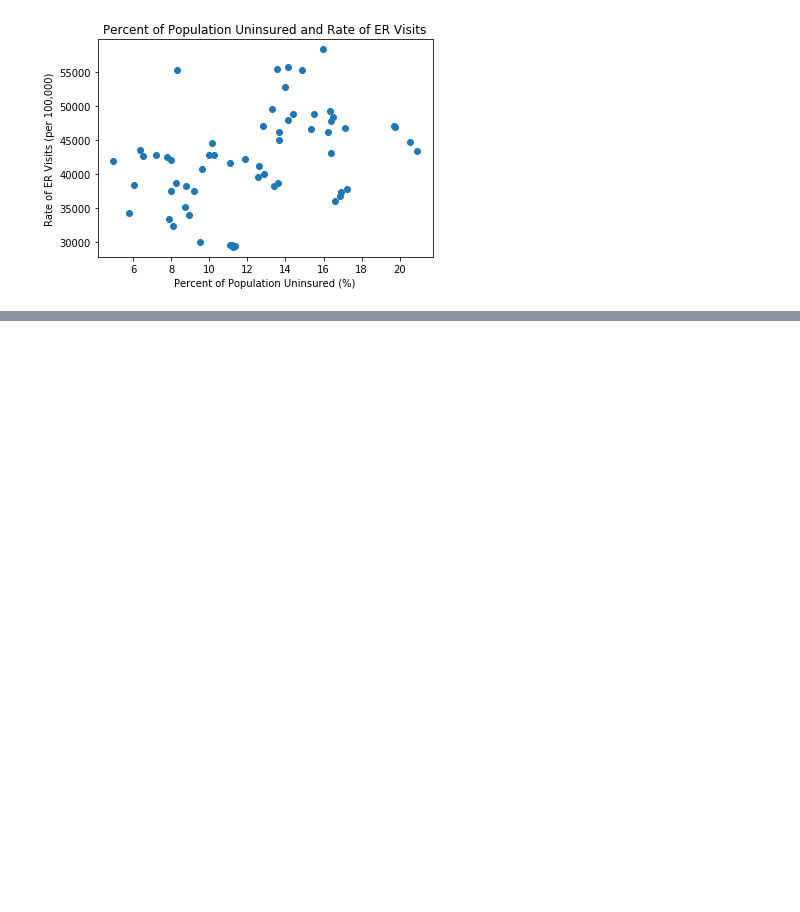
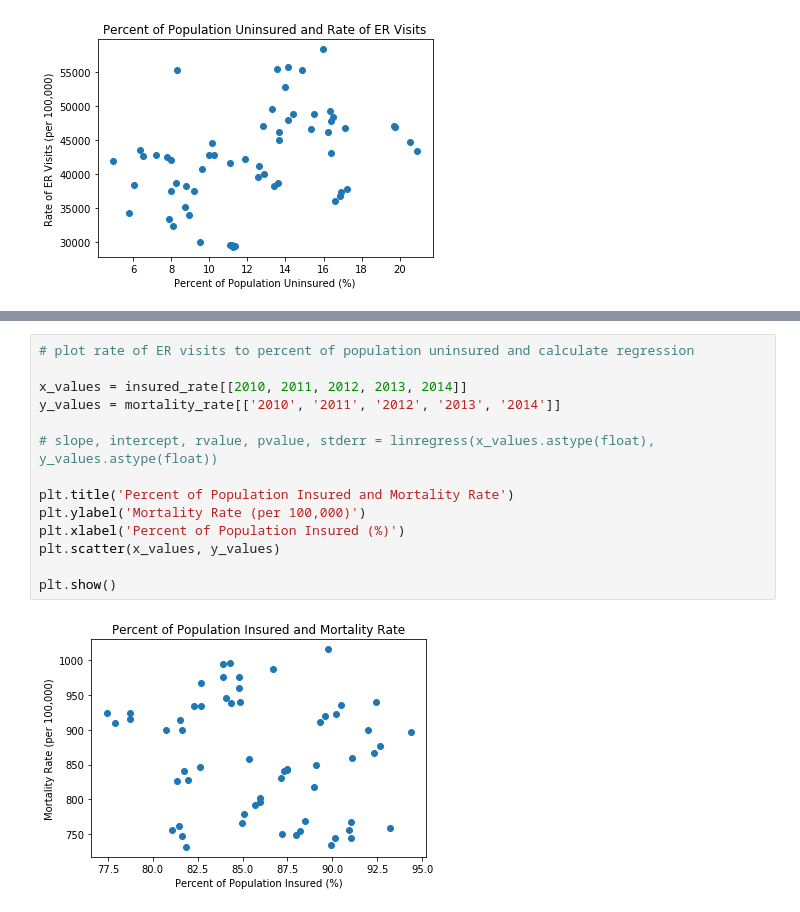
Before and after one commit to TJL30308/DREAM_Project, a Jupyter notebook: ER_Visits_Analysis.ipynb, the cells around one changed output, grey strips where cells are left out. Saved outputs shown, nothing was run; the diff lists cells and outputs as text; blank space fills up the shorter version.

```diff
--- a/ER_Visits_Analysis.ipynb
+++ b/ER_Visits_Analysis.ipynb
@@ -288,0 +326,16 @@ plt.show()
+# %%
+# plot rate of ER visits to percent of population uninsured and calculate regression
+
+x_values = insured_rate[[2010, 2011, 2012, 2013, 2014]]
+y_values = mortality_rate[['2010', '2011', '2012', '2013', '2014']]
+
+# slope, intercept, rvalue, pvalue, stderr = linregress(x_values.astype(float), y_values.astype(float))
+
+plt.title('Percent of Population Insured and Mortality Rate')
+plt.ylabel('Mortality Rate (per 100,000)')
+plt.xlabel('Percent of Population Insured (%)')
+plt.scatter(x_values, y_values)
+
+plt.show()
+# %% [output]
+[figure, added]
```
Also changed, not shown: parts of 3 cells of this notebook.
